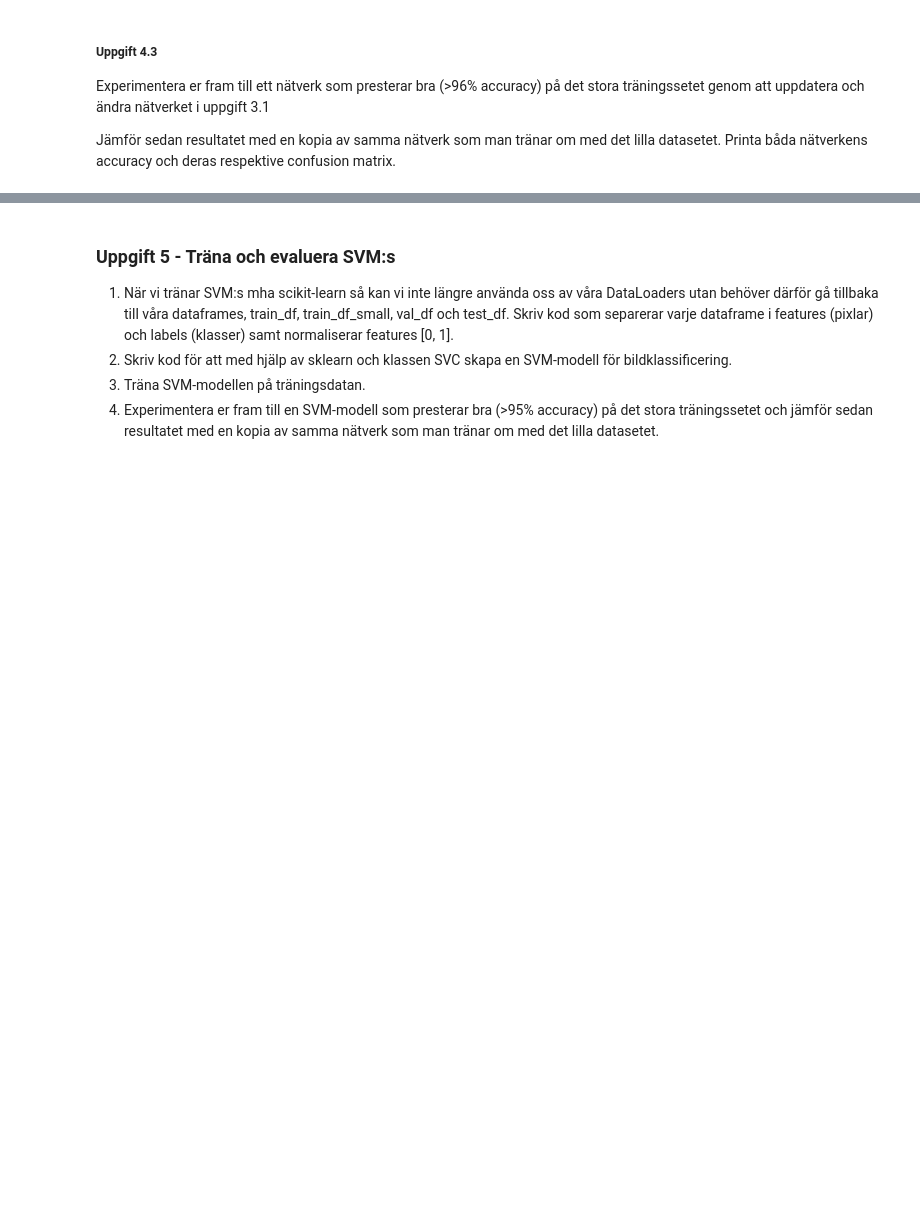
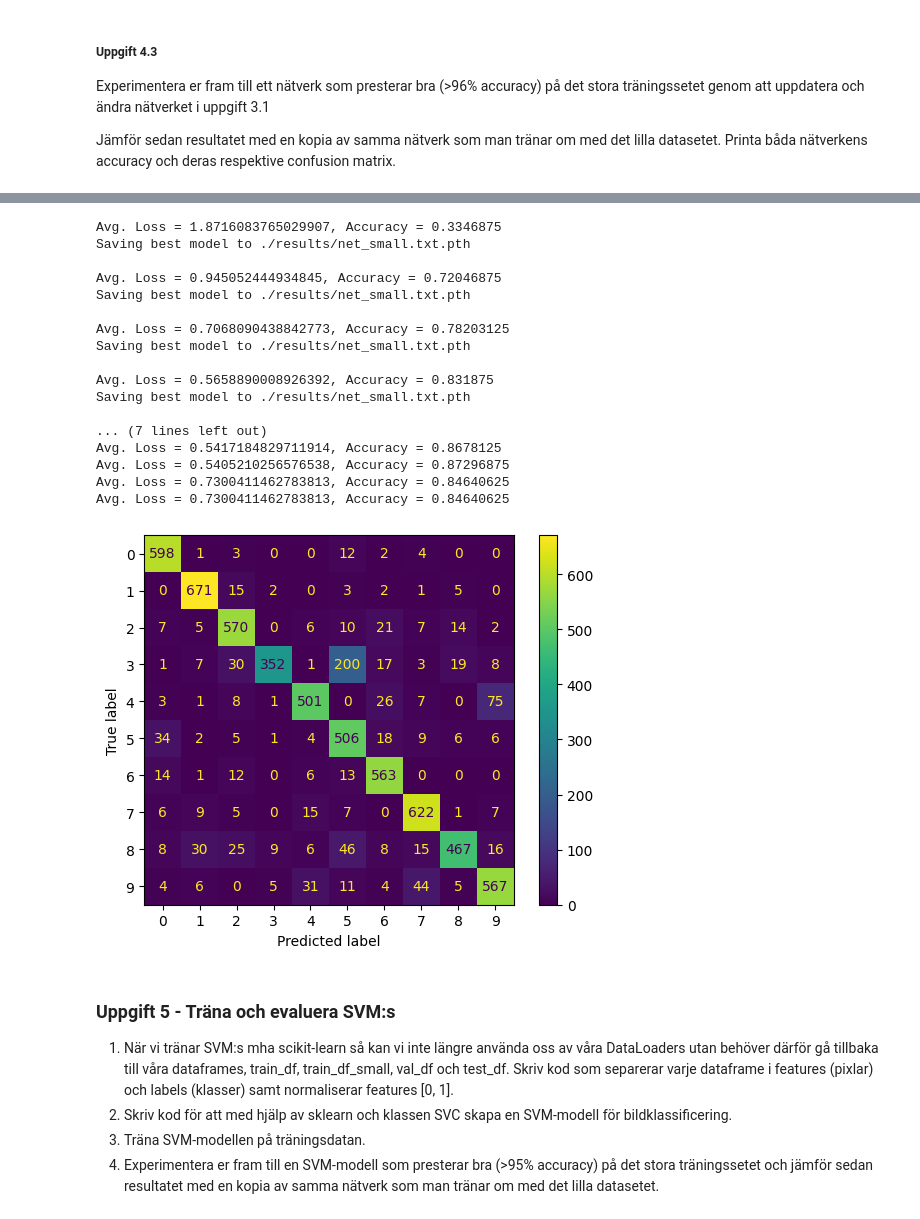
Before and after one commit to Gsson1337/Assignment3ML, a Jupyter notebook: ML_Assignment_3.ipynb, the cells around one changed output, grey strips where cells are left out. Saved outputs shown, nothing was run; the diff lists cells and outputs as text; code cells hidden in the pictures; blank space fills up the shorter version.

```diff
--- a/ML_Assignment_3.ipynb
+++ b/ML_Assignment_3.ipynb
@@ -50,8 +50,8 @@ from sklearn.svm import SVC
 # Uppgift 1.1
 
 # Load the two files into dataframes using pandas and store
-train_df = pd.read_csv(r"C:/Users/johan/OneDrive/Dokument/GitHub/Assignment3ML/train.CSV")
-test_df = pd.read_csv(r"C:/Users/johan/OneDrive/Dokument/GitHub/Assignment3ML/test.CSV")
+train_df = pd.read_csv("train.csv") # CODE HERE
+test_df = pd.read_csv("test.csv")
 # %%
 # Uppgift 1.2
 
@@ -144,7 +144,7 @@ class MNISTDataset(Dataset):
     for index, row in df.iterrows():
       y.append(row["label"])
       pixel=row.loc[df.columns != "label"]
-      x.append(pixel.values.reshape((28,28)) / 255)
+      x.append(pixel.values.reshape((1,28,28)) / 255)
 
     # the numpy arrays are converted into tensors that will be used in the training and testing of the network
     self.x=torch.tensor(x,dtype=torch.float32)
@@ -406,7 +406,7 @@ def run(net_filename,opti_filename,network_to_train, data_to_train):
             print('Saving best model to {}\n'.format('./results/{}.pth'.format(net_filename)))
 
             # Save the network
-            torch.save(dense_net.state_dict(), './results/{}.pth'.format(net_filename))
+            torch.save(network_to_train.state_dict(), './results/{}.pth'.format(net_filename))
             # Save the optimizer, in case we want to continue training later
             torch.save(optimizer.state_dict(), './results/{}.pth'.format(opti_filename))
             # Update the best loss to the current loss
@@ -459,3 +463,35 @@ Avg. Loss = 0.12589718401432037, Accuracy = 0.970625
+# %%
+#some extra code
+dense_net_small = DenseNet()
+optimizer = optim.SGD(dense_net_small.parameters(), lr= learning_rate)
+
+
+run("net_small.txt", "opti_small.txt", dense_net_small, train_dload_small)
+
+testsmall, cm2 = test(dense_net_small, val_dload)
+
+disp = ConfusionMatrixDisplay(confusion_matrix=cm2)
+disp.plot()
+plt.show()
+# %% [output]
+Avg. Loss = 1.8716083765029907, Accuracy = 0.3346875
+Saving best model to ./results/net_small.txt.pth
+
+Avg. Loss = 0.945052444934845, Accuracy = 0.72046875
+Saving best model to ./results/net_small.txt.pth
+
+Avg. Loss = 0.7068090438842773, Accuracy = 0.78203125
+Saving best model to ./results/net_small.txt.pth
+
+Avg. Loss = 0.5658890008926392, Accuracy = 0.831875
+Saving best model to ./results/net_small.txt.pth
+
+... (7 lines left out)
+Avg. Loss = 0.5417184829711914, Accuracy = 0.8678125
+Avg. Loss = 0.5405210256576538, Accuracy = 0.87296875
+Avg. Loss = 0.7300411462783813, Accuracy = 0.84640625
+Avg. Loss = 0.7300411462783813, Accuracy = 0.84640625
+[figure, added]
 # %% [markdown]
 ### Uppgift 5 - Träna och evaluera SVM:s
 
```
Also changed, not shown: parts of 13 cells of this notebook, 4 other files.
